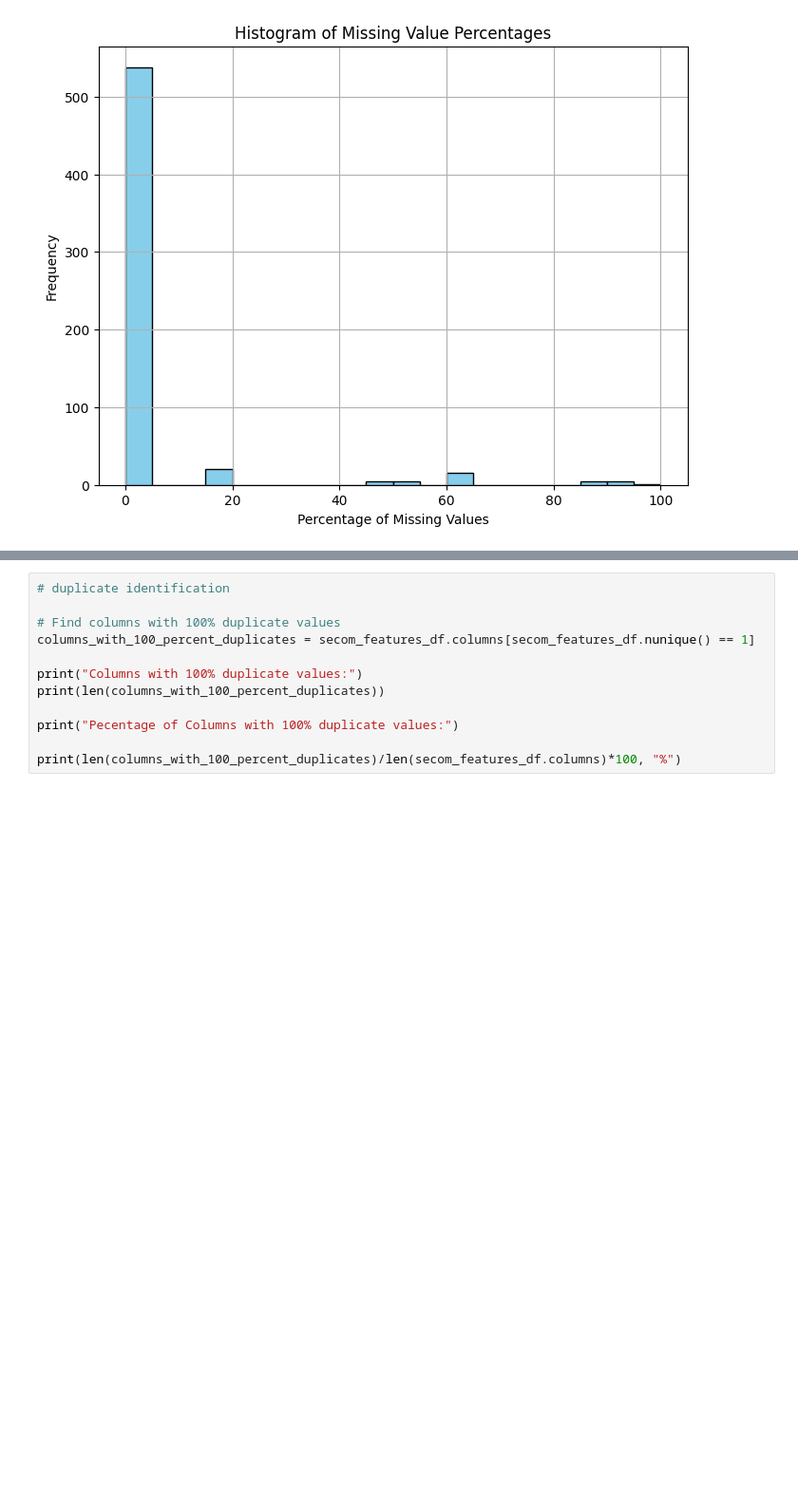
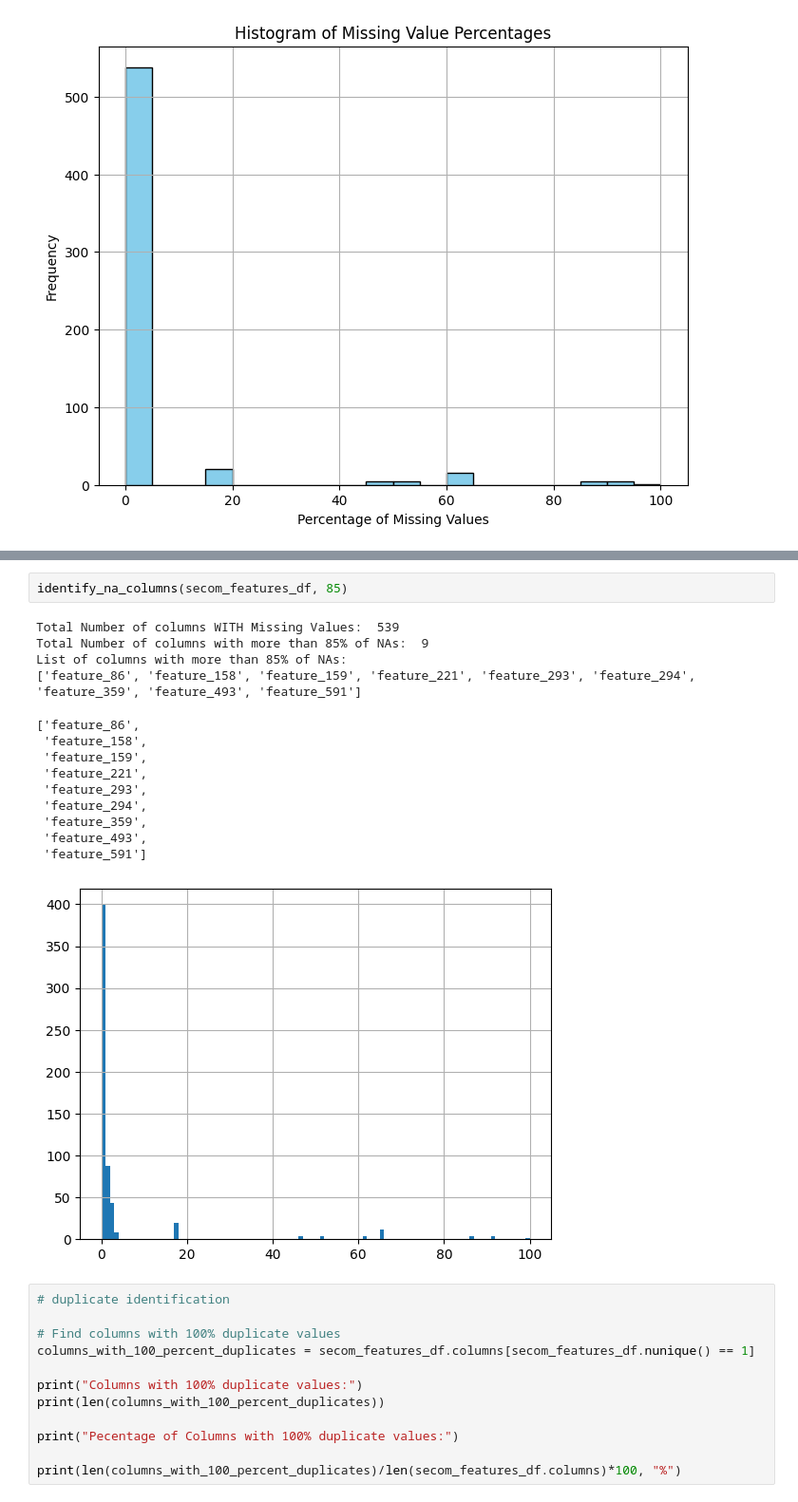
Before and after one commit to HayateSato/SECOM_Project, a Jupyter notebook: secom_file_draft_Majeed.ipynb, the cells around one changed output, grey strips where cells are left out. Shown at 95% size. Drawn from its saved outputs; the diff is of its cells as text; blank space fills up the shorter version.

```diff
--- a/secom_file_draft_Majeed.ipynb
+++ b/secom_file_draft_Majeed.ipynb
@@ -226,3 +280,20 @@ Frequency Table of Percentage of Missing Values in Each Column:
+# %%
+identify_na_columns(secom_features_df, 85)
+# %% [output]
+Total Number of columns WITH Missing Values:  539
+Total Number of columns with more than 85% of NAs:  9
+List of columns with more than 85% of NAs:
+['feature_86', 'feature_158', 'feature_159', 'feature_221', 'feature_293', 'feature_294', 'feature_359', 'feature_493', 'feature_591']
+['feature_86',
+ 'feature_158',
+ 'feature_159',
+ 'feature_221',
+ 'feature_293',
+ 'feature_294',
+ 'feature_359',
+ 'feature_493',
+ 'feature_591']
+[figure, added]
 # %%
 # duplicate identification
 
```
Also changed, not shown: parts of 3 cells of this notebook.
